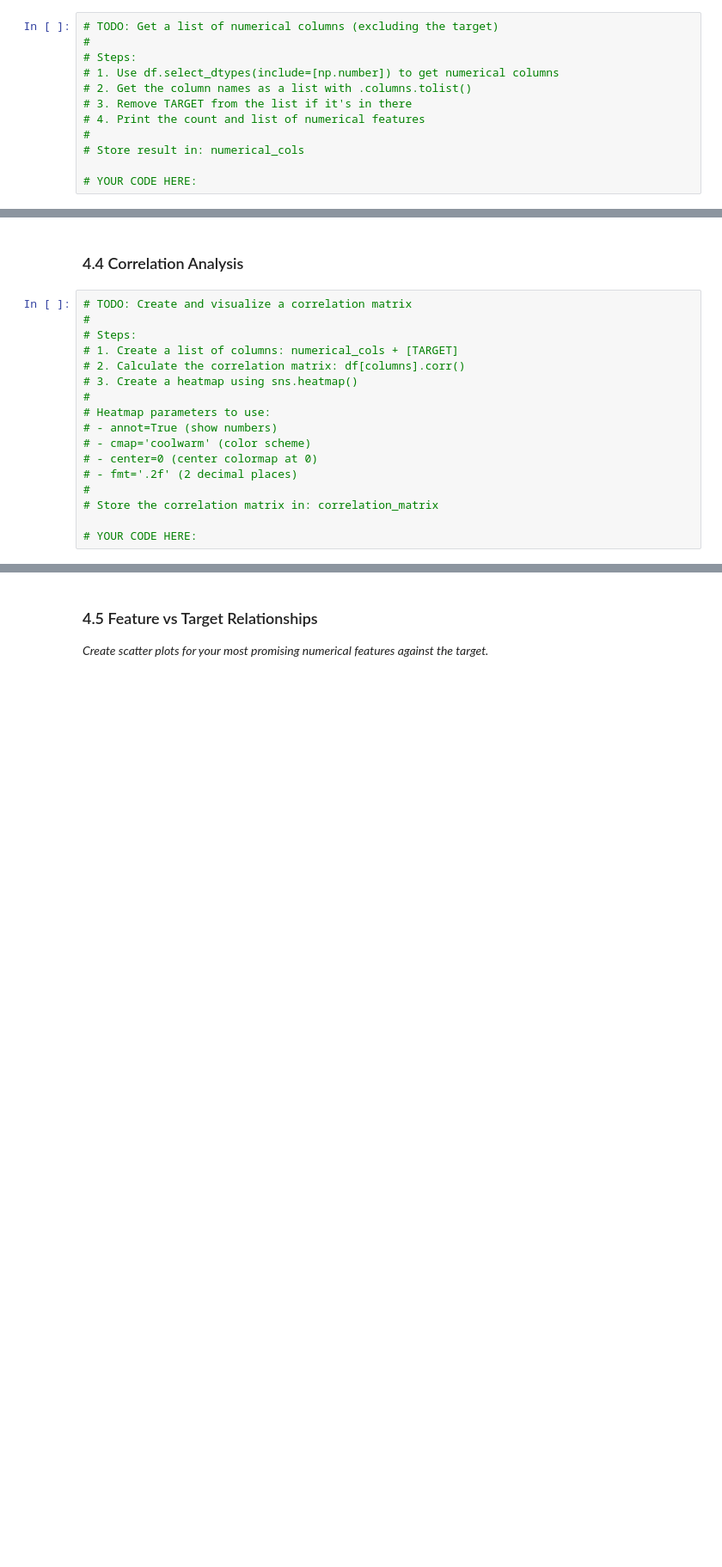
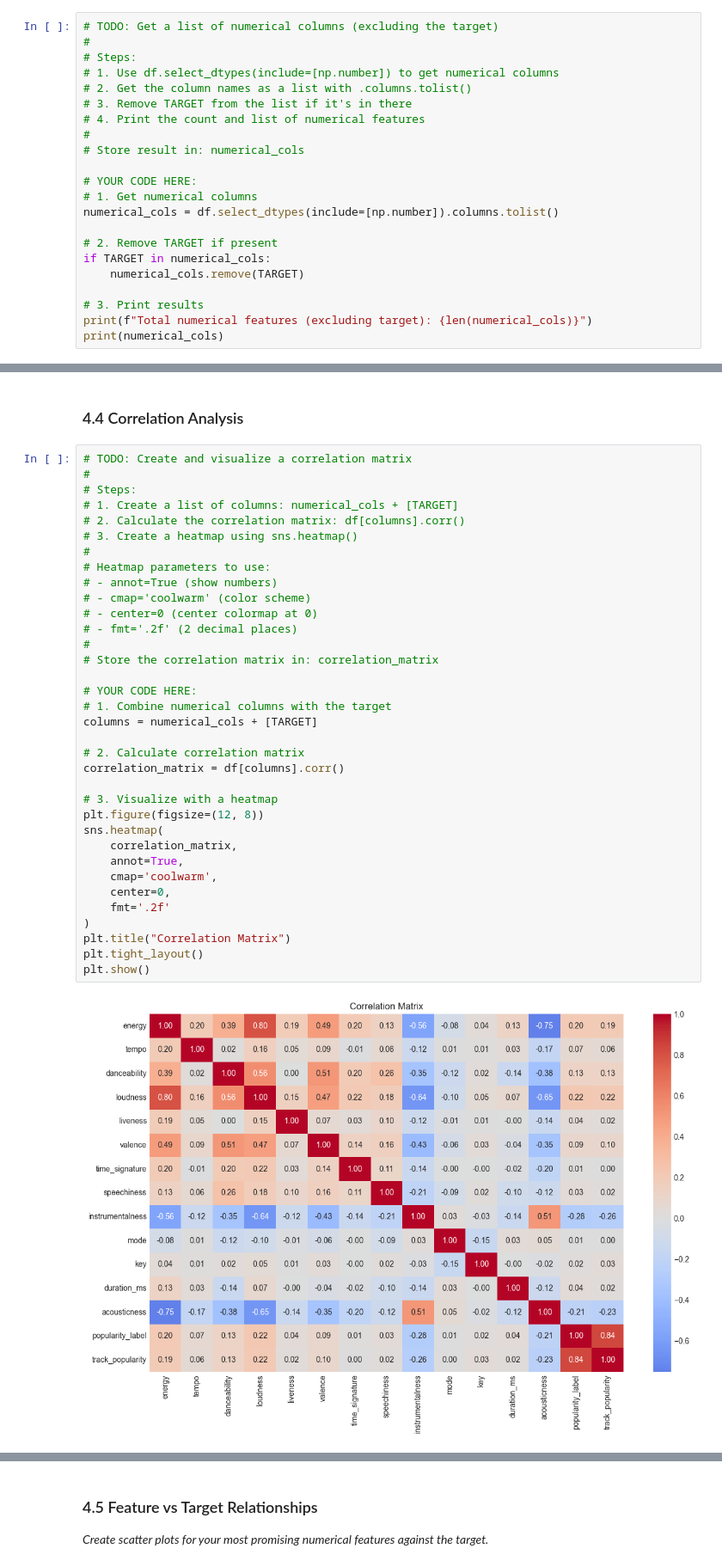
Before and after one commit to fsa-aiml-2511/individual-capstone-JahbraeCreations, a Jupyter notebook: notebooks/01_problem_statement_and_eda.ipynb, the cells around one changed output, grey strips where cells are left out. Shown at 86% size. Cells and saved outputs as stored; diff of their text form; blank space fills up the shorter version.

```diff
--- a/notebooks/01_problem_statement_and_eda.ipynb
+++ b/notebooks/01_problem_statement_and_eda.ipynb
@@ -513,3 +506,13 @@ Now proceed to **Section 4** below to continue with your complete EDA, data clea
 # Store result in: numerical_cols
 
 # YOUR CODE HERE:
+# 1. Get numerical columns
+numerical_cols = df.select_dtypes(include=[np.number]).columns.tolist()
+
+# 2. Remove TARGET if present
+if TARGET in numerical_cols:
+    numerical_cols.remove(TARGET)
+
+# 3. Print results
+print(f"Total numerical features (excluding target): {len(numerical_cols)}")
+print(numerical_cols)
@@ -608,20 +658,40 @@ else:
 # %%
 # TODO: Create and visualize a correlation matrix
 #
 # Steps:
 # 1. Create a list of columns: numerical_cols + [TARGET]
 # 2. Calculate the correlation matrix: df[columns].corr()
 # 3. Create a heatmap using sns.heatmap()
 #
 # Heatmap parameters to use:
 # - annot=True (show numbers)
 # - cmap='coolwarm' (color scheme)
 # - center=0 (center colormap at 0)
 # - fmt='.2f' (2 decimal places)
 #
 # Store the correlation matrix in: correlation_matrix
 
 # YOUR CODE HERE:
+# 1. Combine numerical columns with the target
+columns = numerical_cols + [TARGET]
+
+# 2. Calculate correlation matrix
+correlation_matrix = df[columns].corr()
+
+# 3. Visualize with a heatmap
+plt.figure(figsize=(12, 8))
+sns.heatmap(
+    correlation_matrix,
+    annot=True,
+    cmap='coolwarm',
+    center=0,
+    fmt='.2f'
+)
+plt.title("Correlation Matrix")
+plt.tight_layout()
+plt.show()
+# %% [output]
+[figure, added]
 # %%
 # TODO: Extract and analyze correlations with the target variable
 #
```
Also changed, not shown: parts of 57 cells of this notebook.
